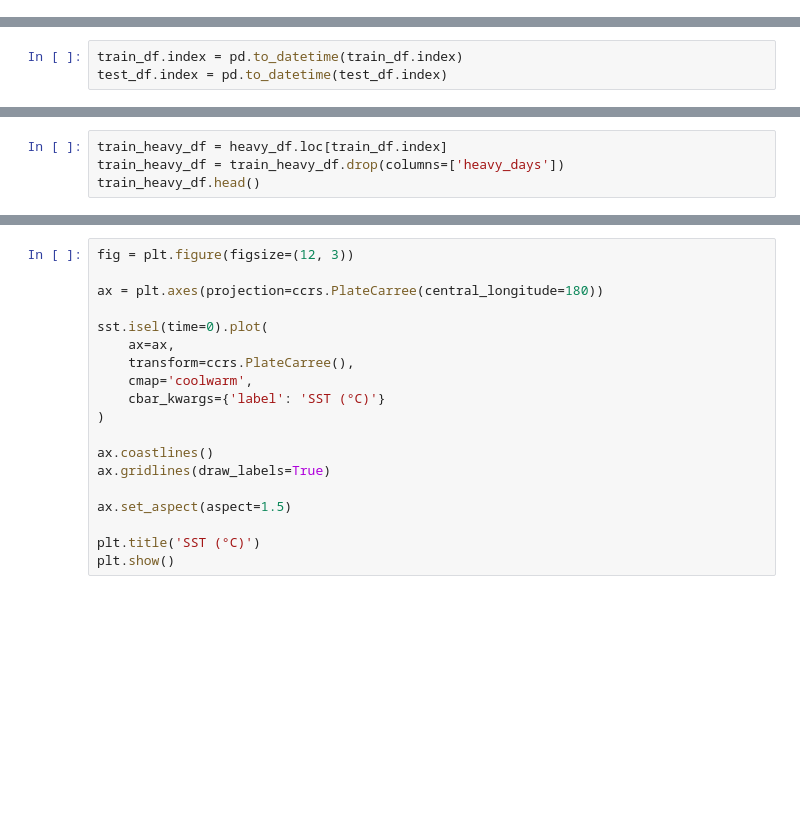
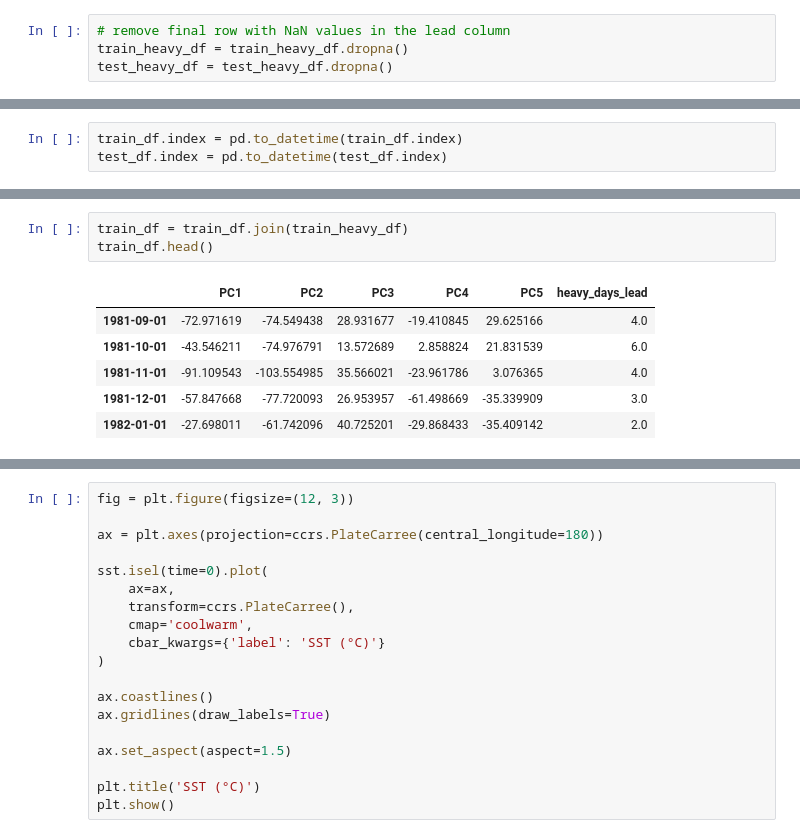
Before and after one commit to KuayTe0w/Climate-Data-Analysis, a Jupyter notebook: notebooks/preparation.ipynb, the cells around one changed output, grey strips where cells are left out. Drawn from its saved outputs; the diff is of its cells as text; blank space fills up the shorter version.

```diff
--- a/notebooks/preparation.ipynb
+++ b/notebooks/preparation.ipynb
@@ -316,3 +313,7 @@ heavy_df.head()
+# %%
+# remove final row with NaN values in the lead column
+train_heavy_df = train_heavy_df.dropna()
+test_heavy_df = test_heavy_df.dropna()
 # %%
 var_exp = (s_train**2) / np.sum(s_train**2)
 
@@ -398,4 +398,0 @@ heavy_df.head()
-# %%
-train_heavy_df = heavy_df.loc[train_df.index]
-train_heavy_df = train_heavy_df.drop(columns=['heavy_days'])
-train_heavy_df.head()
@@ -414,0 +408,10 @@ KeyError: "[Timestamp('2026-01-01 00:00:00'), Timestamp('2026-02-01 00:00:00'),
+# %%
+train_df = train_df.join(train_heavy_df)
+train_df.head()
+# %% [output]
+|  | PC1 | PC2 | PC3 | PC4 | PC5 | heavy_days_lead |
+| 1981-09-01 | -72.971619 | -74.549438 | 28.931677 | -19.410845 | 29.625166 | 4.0 |
+| 1981-10-01 | -43.546211 | -74.976791 | 13.572689 | 2.858824 | 21.831539 | 6.0 |
+| 1981-11-01 | -91.109543 | -103.554985 | 35.566021 | -23.961786 | 3.076365 | 4.0 |
+| 1981-12-01 | -57.847668 | -77.720093 | 26.953957 | -61.498669 | -35.339909 | 3.0 |
+| 1982-01-01 | -27.698011 | -61.742096 | 40.725201 | -29.868433 | -35.409142 | 2.0 |
```
Also changed, not shown: parts of 16 cells of this notebook.
